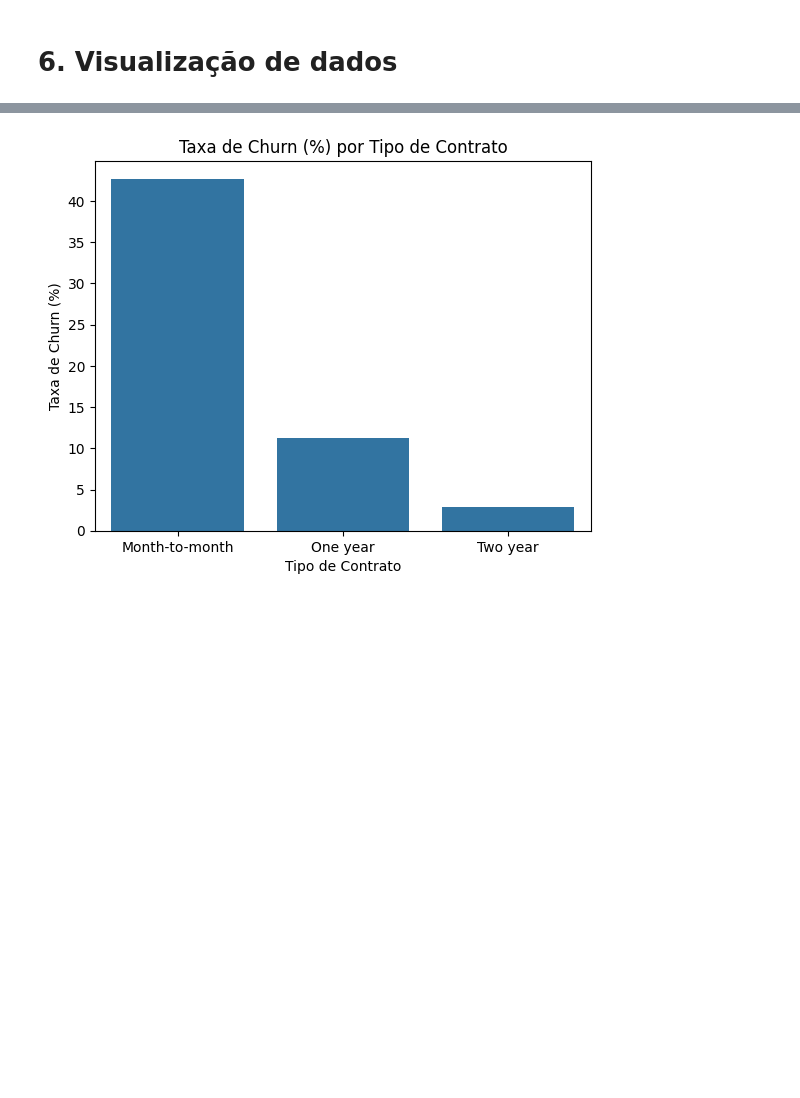
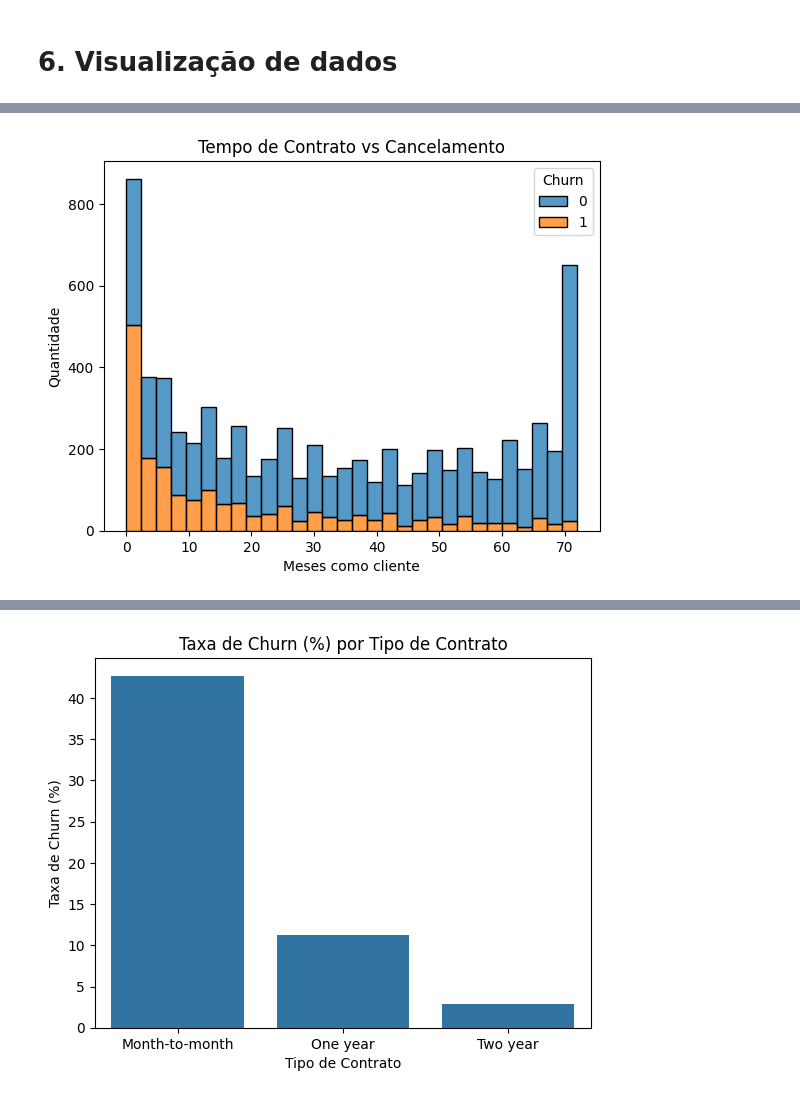
Before and after one commit to ksantos-helo/Challenge---TelecomX_BR, a Jupyter notebook: Telecom_X.ipynb, the cells around one changed output, grey strips where cells are left out. Saved outputs shown, nothing was run; the diff lists cells and outputs as text; code cells hidden in the pictures; blank space fills up the shorter version.

```diff
--- a/Telecom_X.ipynb
+++ b/Telecom_X.ipynb
@@ -462,0 +482,15 @@ dtype: float64
+# %%
+import matplotlib.pyplot as plt
+import seaborn as sns
+
+plt.figure()
+
+sns.histplot(data=df, x='customer.tenure', hue='Churn', multiple='stack', bins=30)
+
+plt.title('Tempo de Contrato vs Cancelamento')
+plt.xlabel('Meses como cliente')
+plt.ylabel('Quantidade')
+
+plt.show()
+# %% [output]
+[figure, added]
```
Also changed, not shown: parts of 38 cells of this notebook.
